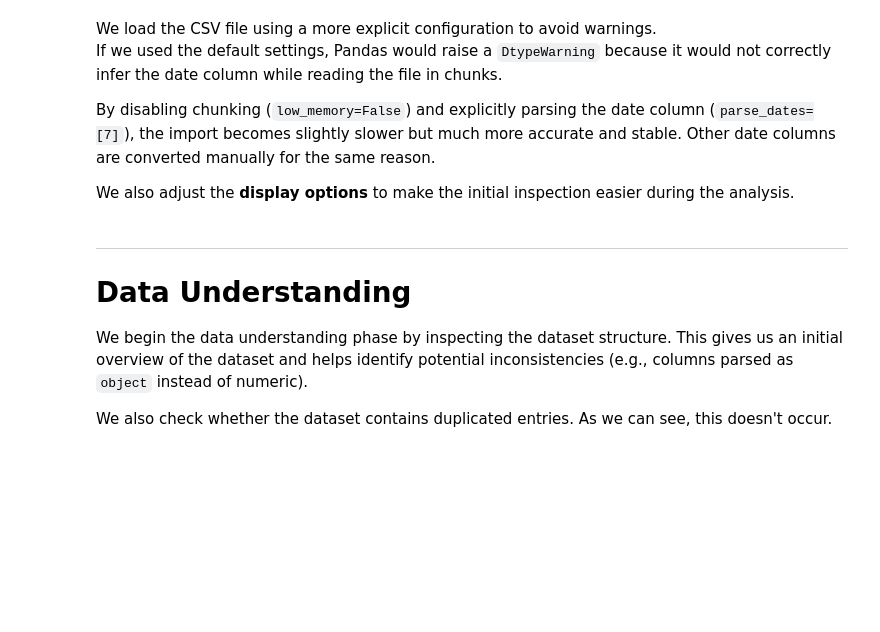
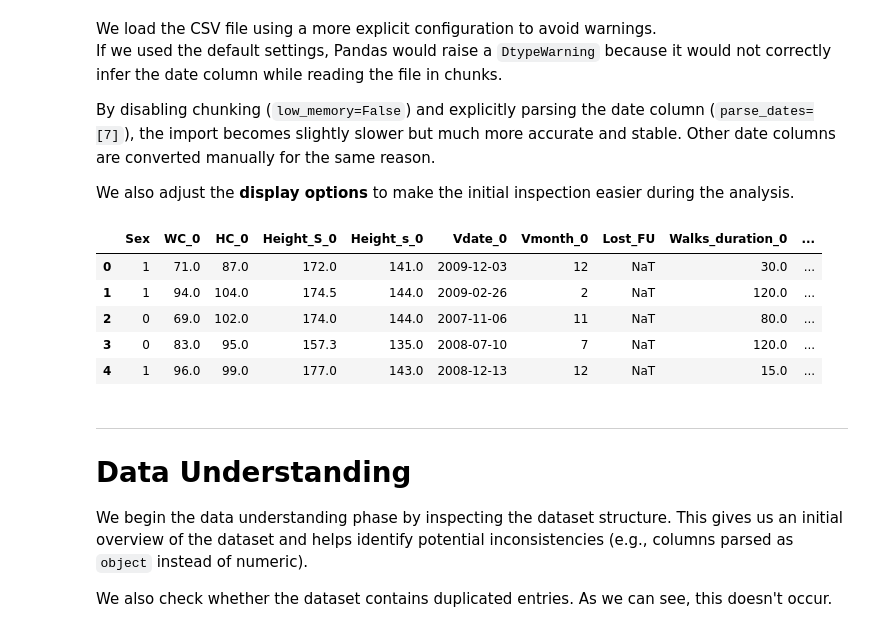
Before and after one commit to Angelido/clinical-data-encoding_vae, a Jupyter notebook: src/UKDataPreparation/cleaningData.ipynb, the cells around one changed output. Drawn from its saved outputs; the diff is of its cells as text; code cells hidden in the pictures; blank space fills up the shorter version.

```diff
--- a/src/UKDataPreparation/cleaningData.ipynb
+++ b/src/UKDataPreparation/cleaningData.ipynb
@@ -393,6 +393,15 @@ data["Vdate_0"]    = pd.to_datetime(data["Vdate_0"], errors="coerce")
 # Display all columns and increase row visibility for early inspection
 pd.options.display.max_columns = None
 pd.options.display.max_rows = None
+# %%
+data.head()
+# %% [output]
+|  | Sex | WC_0 | HC_0 | Height_S_0 | Height_s_0 | Vdate_0 | Vmonth_0 | Lost_FU | Walks_duration_0 | ... |
+| 0 | 1 | 71.0 | 87.0 | 172.0 | 141.0 | 2009-12-03 | 12 | NaT | 30.0 | ... |
+| 1 | 1 | 94.0 | 104.0 | 174.5 | 144.0 | 2009-02-26 | 2 | NaT | 120.0 | ... |
+| 2 | 0 | 69.0 | 102.0 | 174.0 | 144.0 | 2007-11-06 | 11 | NaT | 80.0 | ... |
+| 3 | 0 | 83.0 | 95.0 | 157.3 | 135.0 | 2008-07-10 | 7 | NaT | 120.0 | ... |
+| 4 | 1 | 96.0 | 99.0 | 177.0 | 143.0 | 2008-12-13 | 12 | NaT | 15.0 | ... |
 # %% [markdown]
 ---
 
```
Also changed, not shown: parts of 17 cells of this notebook.
